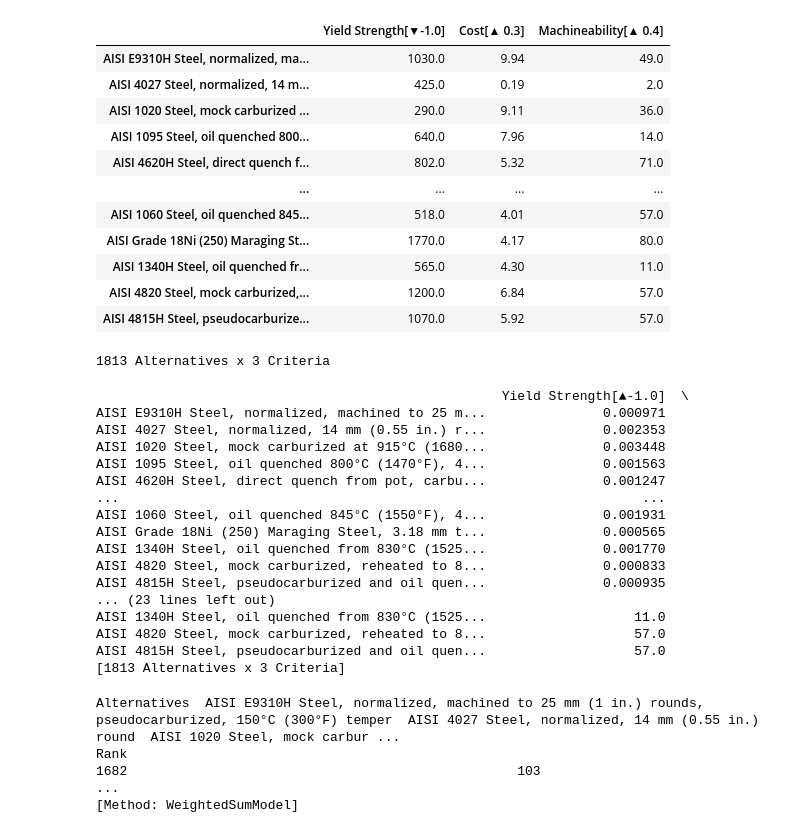
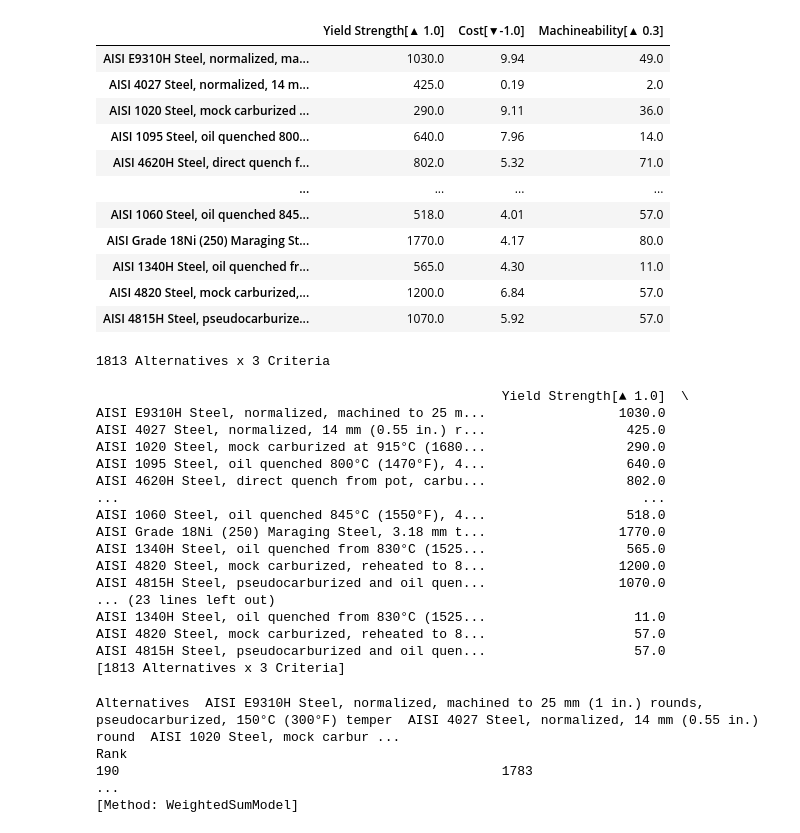
Before and after one commit to pcalebho/MatNet, a Jupyter notebook: ranking_algo/ranker_nb.ipynb, the cells around one changed output. Cells and saved outputs as stored; diff of their text form; code cells hidden in the pictures.

Commit message:
ranking dataframes

```diff
--- a/ranking_algo/ranker_nb.ipynb
+++ b/ranking_algo/ranker_nb.ipynb
@@ -36,8 +36,8 @@ with open('C:/Users/ttrol/CodingProjects/MatNet/webscraper/results_files/AISI_st
 
 raw_dataframe = pd.DataFrame(raw_data)
 # %%
-criterions = [ 'Yield Strength', 'Cost', 'Machineability', '', '']
-raw_weights = [-10, 3, 4, 4, 3]
+criterions = [ 'Yield Strength', 'Cost', 'Machineability', 'Elastic Modulus', 'Ultimate Strength']
+raw_weights = [10, -10, 3, 0, 0]
 
 formData = {}
 for i in range(5):
@@ -48,34 +48,34 @@ for i in range(5):
 
 weights = np.asarray(list(formData.values()))
 weights = np.divide(weights,10)
 
 
 objectives = []
 for weight in weights:
     if weight < 0:
         objectives.append(min)
     elif weight > 0:
         objectives.append(max)
 
 
 criterion_ids = get_id(list(formData.keys()))
 
 df = raw_dataframe.loc[:, criterion_ids]        #type: ignore
 # # let's says the first two alternatives are
 # # for maximization and the last one for minimization
 
 # we use the built-in function as aliases
 row_id =  list(raw_dataframe.loc[:, 'name'])
 dm = skc.mkdm(
     df.to_numpy(),
     objectives= objectives,
     weights= weights,
     alternatives = row_id,
     criteria= list(formData.keys())
 )
 dm
 # %% [output]
-|  | Yield Strength[▼-1.0] | Cost[▲ 0.3] | Machineability[▲ 0.4] |
+|  | Yield Strength[▲ 1.0] | Cost[▼-1.0] | Machineability[▲ 0.3] |
 | AISI E9310H Steel, normalized, ma... | 1030.0 | 9.94 | 49.0 |
 | AISI 4027 Steel, normalized, 14 m... | 425.0 | 0.19 | 2.0 |
 | AISI 1020 Steel, mock carburized ... | 290.0 | 9.11 | 36.0 |
@@ -106,23 +106,23 @@ dec = simple.WeightedSumModel()
 rank = dec.evaluate(dmt)  # we use the tansformed version of the data
 rank
 # %% [output]
-                                                    Yield Strength[▲-1.0]  \
-AISI E9310H Steel, normalized, machined to 25 m...               0.000971
-AISI 4027 Steel, normalized, 14 mm (0.55 in.) r...               0.002353
-AISI 1020 Steel, mock carburized at 915°C (1680...               0.003448
-AISI 1095 Steel, oil quenched 800°C (1470°F), 4...               0.001563
-AISI 4620H Steel, direct quench from pot, carbu...               0.001247
+                                                    Yield Strength[▲ 1.0]  \
+AISI E9310H Steel, normalized, machined to 25 m...                 1030.0
+AISI 4027 Steel, normalized, 14 mm (0.55 in.) r...                  425.0
+AISI 1020 Steel, mock carburized at 915°C (1680...                  290.0
+AISI 1095 Steel, oil quenched 800°C (1470°F), 4...                  640.0
+AISI 4620H Steel, direct quench from pot, carbu...                  802.0
 ...                                                                   ...
-AISI 1060 Steel, oil quenched 845°C (1550°F), 4...               0.001931
-AISI Grade 18Ni (250) Maraging Steel, 3.18 mm t...               0.000565
-AISI 1340H Steel, oil quenched from 830°C (1525...               0.001770
-AISI 4820 Steel, mock carburized, reheated to 8...               0.000833
-AISI 4815H Steel, pseudocarburized and oil quen...               0.000935
+AISI 1060 Steel, oil quenched 845°C (1550°F), 4...                  518.0
+AISI Grade 18Ni (250) Maraging Steel, 3.18 mm t...                 1770.0
+AISI 1340H Steel, oil quenched from 830°C (1525...                  565.0
+AISI 4820 Steel, mock carburized, reheated to 8...                 1200.0
+AISI 4815H Steel, pseudocarburized and oil quen...                 1070.0
 ... (23 lines left out)
 AISI 1340H Steel, oil quenched from 830°C (1525...                   11.0
 AISI 4820 Steel, mock carburized, reheated to 8...                   57.0
 AISI 4815H Steel, pseudocarburized and oil quen...                   57.0
 [1813 Alternatives x 3 Criteria]
 Alternatives  AISI E9310H Steel, normalized, machined to 25 mm (1 in.) rounds, pseudocarburized, 150°C (300°F) temper  AISI 4027 Steel, normalized, 14 mm (0.55 in.) round  AISI 1020 Steel, mock carbur ...
-Rank                                                                                                             1682                                                  103                               ...
+Rank                                                                                                              190                                                 1783                               ...
 [Method: WeightedSumModel]
```
Also changed, not shown: parts of 1 cell of this notebook.
